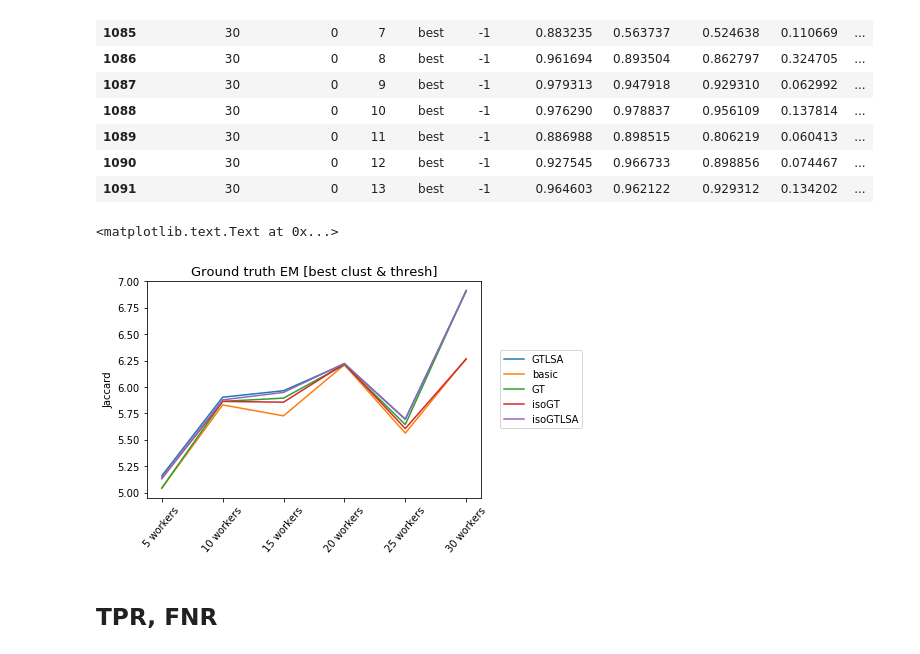
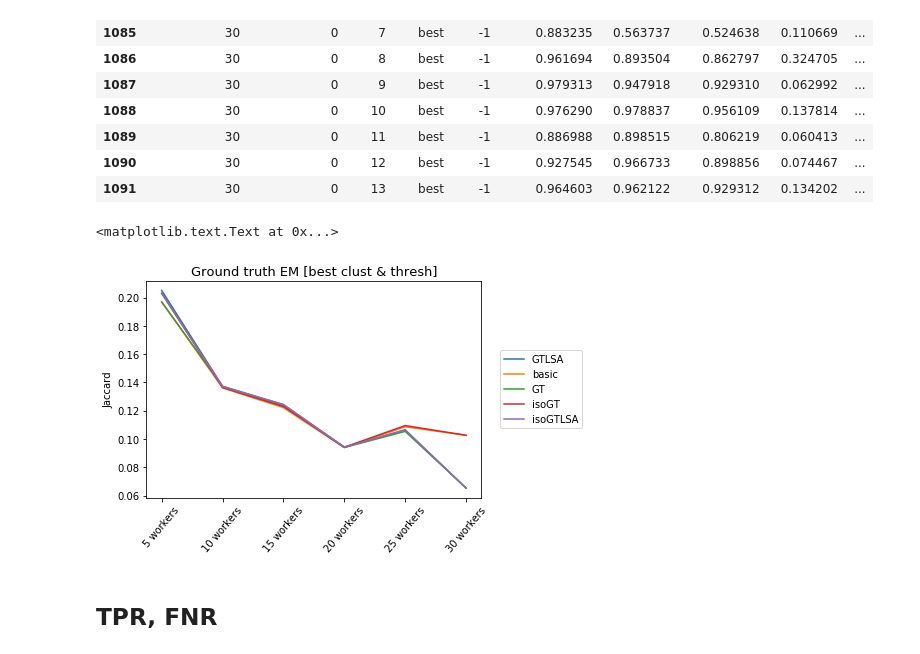
Before and after one commit to cognoscentai/segmentation, a Jupyter notebook: ipynb/CompleteDownstreamAnalysis.ipynb, the cells around one changed output. Cells and saved outputs as stored; diff of their text form; code cells hidden in the pictures.

```diff
--- a/ipynb/CompleteDownstreamAnalysis.ipynb
+++ b/ipynb/CompleteDownstreamAnalysis.ipynb
@@ -127,29 +127,29 @@ data[data["num_workers"]==30]
 # %%
 # gt=""
 # MV = pd.read_csv("pixel_em/all_MV_PRJ_table.csv")
 # # now need to filter based on best cluster
 # MV = filter_best_clust(MV,best_clust_df)
 # # select only the best cluster if clustered object -1 if not clustered
 # MV = MV[((MV["clust"]==-1) &(MV["objid"].isin(noClust_obj)))| ((MV["clust"]!=-1) & MV["objid"].isin(clustObj))]
 
 # #MV[(MV["num_workers"]==5)&(MV["sample_num"]==9)].sort("objid")
 # plt.plot(MV.groupby("num_workers").mean()["MV_jaccard"],label="MV clust")
 # plt.plot(MV_noClust,label="MV no clust")
 
 for algo in ['GTLSA',"basic","GT","isoGT","isoGTLSA"]:
     # we only ran on the best clusters, so the results should only be on the best clusters if not -1
     data =  pd.read_csv("pixel_em/{}{}_full_PRJ_table.csv".format(gt,algo))
     data = data[((data["clust"]==-1) &(data["objid"].isin(noClust_obj)))| ((data["clust"]!=-1) & data["objid"].isin(clustObj))]
-    plt.plot(data.groupby("num_workers").mean()["EM_FNR%"],label=algo)
+    plt.plot(data.groupby("num_workers").mean()["EM_FPR%"],label=algo)
     assert len(data.objid.unique())==len(object_lst)
 plt.legend(bbox_to_anchor=(1.04,0.5),loc="center left")
 plt.ylabel("Jaccard")
 plt.xticks(rotation=50)
 a = gca().set_xticklabels([0,'5 workers','10 workers','15 workers','20 workers','25 workers','30 workers'])
 plt.title("Ground truth EM [best clust & thresh]",fontsize=13)
 # %% [output]
 <matplotlib.text.Text at 0x...>
-[figure, old version]
+[figure, new version]
 # %% [markdown]
 ## TPR, FNR
 # %%
```
